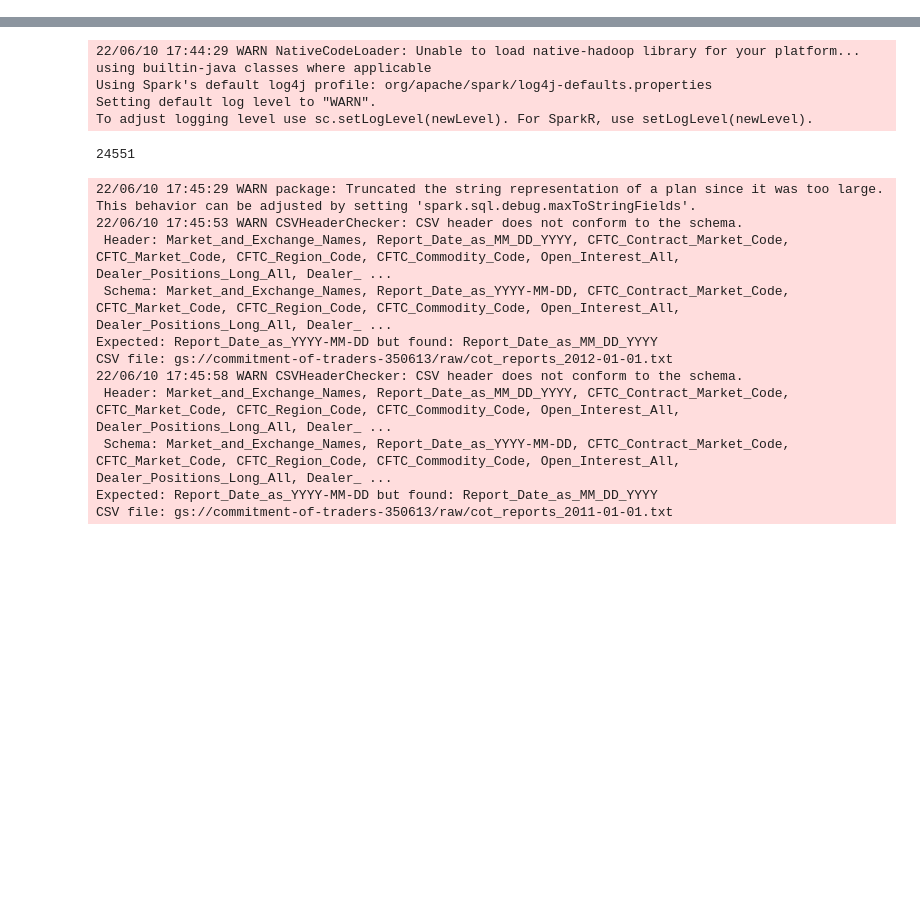
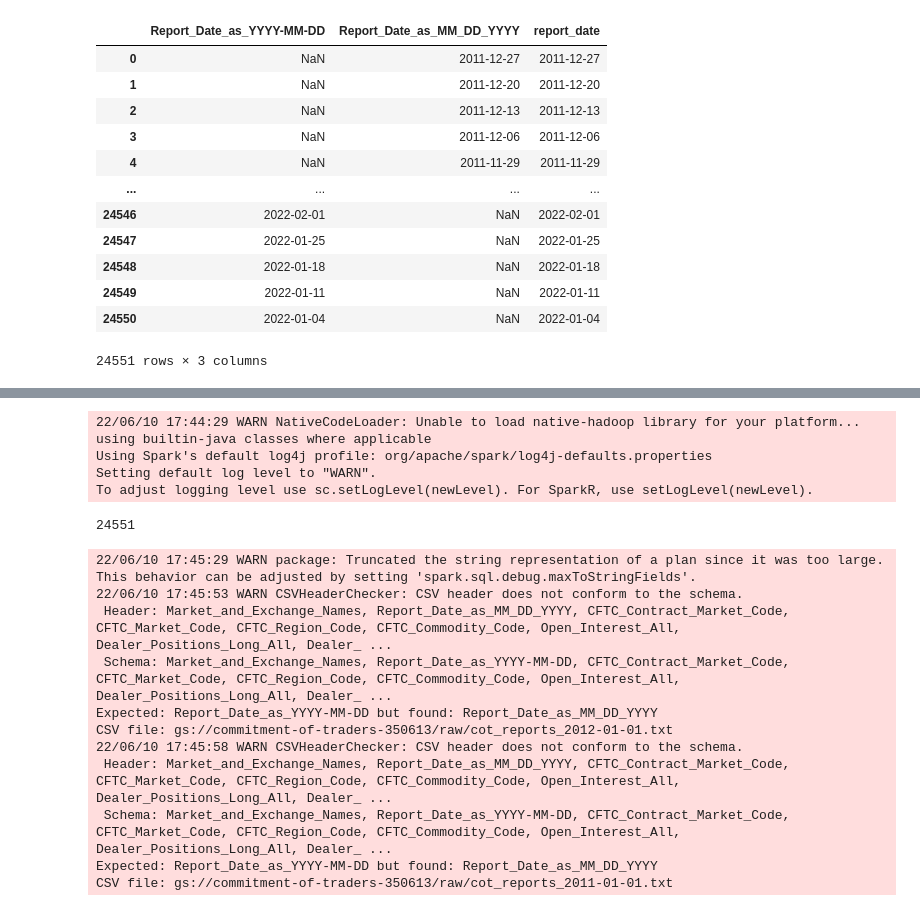
Before and after one commit to masakhwe/Commitment-of-Traders-COT-Analytics, a Jupyter notebook: cot.ipynb, the cells around one changed output, grey strips where cells are left out. Drawn from its saved outputs; the diff is of its cells as text; code cells hidden in the pictures; blank space fills up the shorter version.

```diff
--- a/cot.ipynb
+++ b/cot.ipynb
@@ -18,0 +84,21 @@ PROJECT_ID = os.getenv('GCP_PROJECT_ID')
+# %%
+conditions = [(cot['Report_Date_as_YYYY-MM-DD'].isnull()), (cot['Report_Date_as_YYYY-MM-DD'].notnull())]
+values = [cot['Report_Date_as_MM_DD_YYYY'], cot['Report_Date_as_YYYY-MM-DD']]
+
+cot['report_date'] = np.select(conditions, values)
+# %%
+cot[['Report_Date_as_YYYY-MM-DD', 'Report_Date_as_MM_DD_YYYY', 'report_date']]
+# %% [output]
+|  | Report_Date_as_YYYY-MM-DD | Report_Date_as_MM_DD_YYYY | report_date |
+| 0 | NaN | 2011-12-27 | 2011-12-27 |
+| 1 | NaN | 2011-12-20 | 2011-12-20 |
+| 2 | NaN | 2011-12-13 | 2011-12-13 |
+| 3 | NaN | 2011-12-06 | 2011-12-06 |
+| 4 | NaN | 2011-11-29 | 2011-11-29 |
+| ... | ... | ... | ... |
+| 24546 | 2022-02-01 | NaN | 2022-02-01 |
+| 24547 | 2022-01-25 | NaN | 2022-01-25 |
+| 24548 | 2022-01-18 | NaN | 2022-01-18 |
+| 24549 | 2022-01-11 | NaN | 2022-01-11 |
+| 24550 | 2022-01-04 | NaN | 2022-01-04 |
+24551 rows × 3 columns
```
Also changed, not shown: parts of 14 cells of this notebook, 3 other files.
